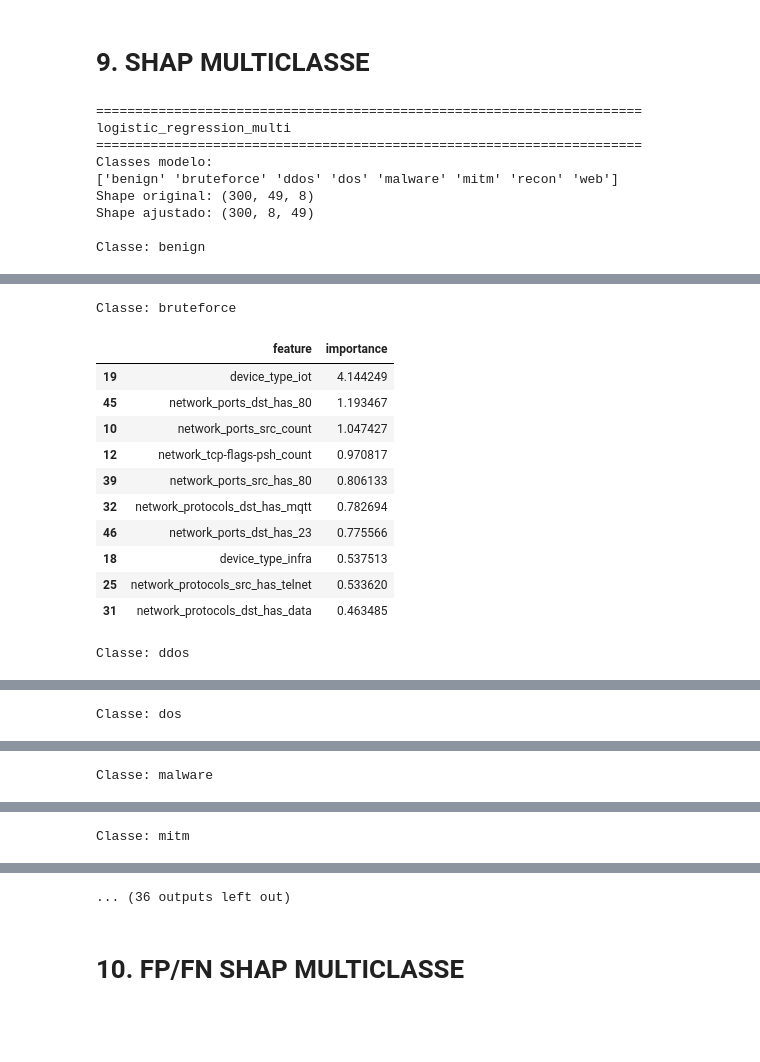
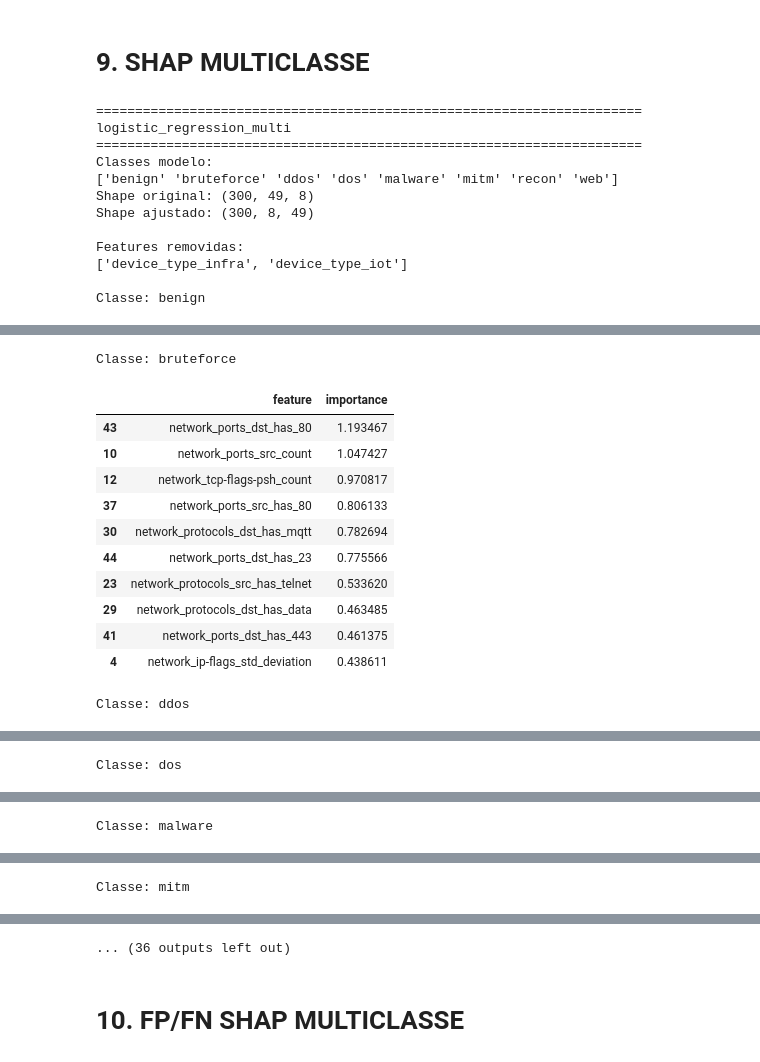
Before and after one commit to Bruno8740/detection_of_iiot_attacks, a Jupyter notebook: experiments/xai.ipynb, the cells around one changed output, grey strips where cells are left out. Cells and saved outputs as stored; diff of their text form; code cells hidden in the pictures; blank space fills up the shorter version.

```diff
--- a/experiments/xai.ipynb
+++ b/experiments/xai.ipynb
@@ -1467,7 +1471,7 @@ def get_shap_multi(
 # %%
 # ============================================================
 # SHAP GLOBAL MULTICLASSE
-# CORREÇÃO FINAL
+# REMOVE FEATURES "device"
 # ============================================================
 
 sample=X_test.sample(
@@ -1494,8 +1498,9 @@ for name,model in MODELS_MULTI.items():
         model
     )
 
+
     # ========================================================
-    # CLASSES DO MODELO
+    # CLASSES
     # ========================================================
 
     classes=final_model.classes_
@@ -1507,6 +1512,7 @@ for name,model in MODELS_MULTI.items():
     print(
         classes
     )
+
 
     # ========================================================
     # FEATURES
@@ -1520,7 +1526,9 @@ for name,model in MODELS_MULTI.items():
 
     except:
 
-        feature_names=X_test.columns
+        feature_names=np.array(
+            X_test.columns
+        )
 
 
     n_features=len(
@@ -1539,7 +1547,7 @@ for name,model in MODELS_MULTI.items():
 
 
     # ========================================================
-    # AJUSTA DIMENSÃO
+    # AJUSTA DIMENSÕES
     # ========================================================
 
     if values.ndim==3:
@@ -1570,6 +1578,47 @@ for name,model in MODELS_MULTI.items():
 
 
     # ========================================================
+    # REMOVE FEATURES DEVICE
+    # ========================================================
+
+    keep_idx=[
+
+        i
+
+        for i,f in enumerate(
+            feature_names
+        )
+
+        if "device" not in f.lower()
+
+    ]
+
+
+    filtered_features=feature_names[
+        keep_idx
+    ]
+
+
+    print(
+        "\nFeatures removidas:"
+    )
+
+    removed=[
+
+        f
+
+        for f in feature_names
+
+        if "device" in f.lower()
+
+    ]
+
+    print(
+        removed
+    )
+
+
+    # ========================================================
     # LOOP CLASSES
     # ========================================================
 
@@ -1595,8 +1644,9 @@ for name,model in MODELS_MULTI.items():
         class_values=values[
             :,
             i,
-            :
+            keep_idx
         ]
+
 
         importance=np.mean(
 
@@ -1608,15 +1658,17 @@ for name,model in MODELS_MULTI.items():
 
         )
 
+
         df=pd.DataFrame({
 
             "feature":
-            feature_names,
+            filtered_features,
 
             "importance":
             importance
 
         })
+
 
         display(
 
@@ -1637,5 +1689,8 @@ Classes modelo:
 Shape original: (300, 49, 8)
 Shape ajustado: (300, 8, 49)
 
+Features removidas:
+['device_type_infra', 'device_type_iot']
+
 Classe: benign
 |  | feature | importance |
@@ -1652,14 +1707,14 @@ Classe: benign
 Classe: bruteforce
 |  | feature | importance |
-| 19 | device_type_iot | 4.144249 |
-| 45 | network_ports_dst_has_80 | 1.193467 |
+| 43 | network_ports_dst_has_80 | 1.193467 |
 | 10 | network_ports_src_count | 1.047427 |
 | 12 | network_tcp-flags-psh_count | 0.970817 |
-| 39 | network_ports_src_has_80 | 0.806133 |
-| 32 | network_protocols_dst_has_mqtt | 0.782694 |
-| 46 | network_ports_dst_has_23 | 0.775566 |
-| 18 | device_type_infra | 0.537513 |
-| 25 | network_protocols_src_has_telnet | 0.533620 |
-| 31 | network_protocols_dst_has_data | 0.463485 |
+| 37 | network_ports_src_has_80 | 0.806133 |
+| 30 | network_protocols_dst_has_mqtt | 0.782694 |
+| 44 | network_ports_dst_has_23 | 0.775566 |
+| 23 | network_protocols_src_has_telnet | 0.533620 |
+| 29 | network_protocols_dst_has_data | 0.463485 |
+| 41 | network_ports_dst_has_443 | 0.461375 |
+| 4 | network_ip-flags_std_deviation | 0.438611 |
 Classe: ddos
 |  | feature | importance |
```
Also changed, not shown: parts of 11 cells of this notebook, 32 other files.
